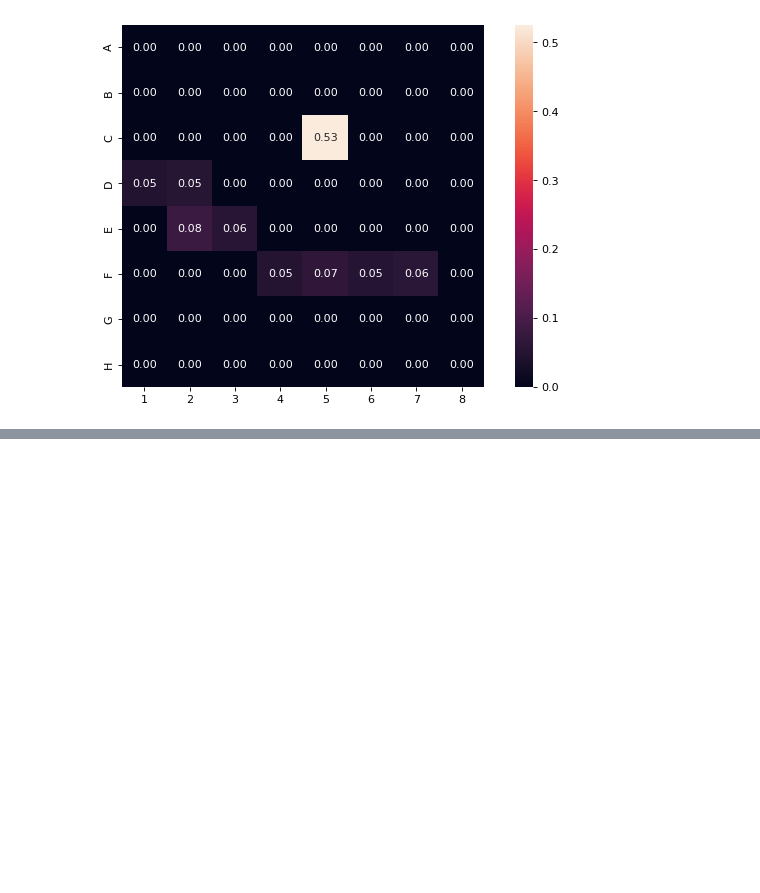
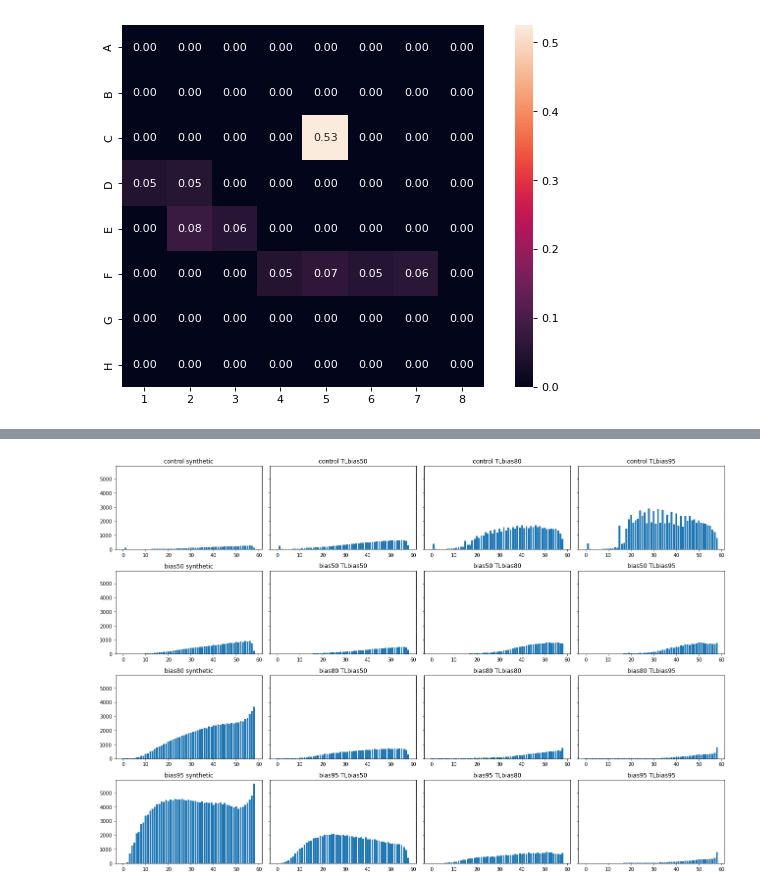
Before and after one commit to icemoon97/othello_world, a Jupyter notebook: othello_visualizations.ipynb, the cells around one changed output, grey strips where cells are left out. Saved outputs shown, nothing was run; the diff lists cells and outputs as text; code cells hidden in the pictures; blank space fills up the shorter version.

```diff
--- a/othello_visualizations.ipynb
+++ b/othello_visualizations.ipynb
@@ -337,0 +385,18 @@ sns.heatmap(pred.detach().cpu().numpy().reshape(8, 8),
+# %%
+# Create a 4x4 grid of subplots
+fig, axs = plt.subplots(4, 4, figsize=(18, 12), sharey=True)
+
+# Iterate over each subplot
+for i, model_name in enumerate(data):
+    for j, dataset_name in enumerate(data[model_name]):
+        y = data[model_name][dataset_name]
+        # Plot the bar chart for each subplot
+        axs[i, j].bar(range(len(y)), y)
+        axs[i, j].set_title(f"{model_name} {dataset_name}")
+
+# Adjust the spacing between subplots
+fig.tight_layout()
+
+plt.show()
+# %% [output]
+[figure, added]
```
Also changed, not shown: parts of 6 cells of this notebook, 4 other files.
